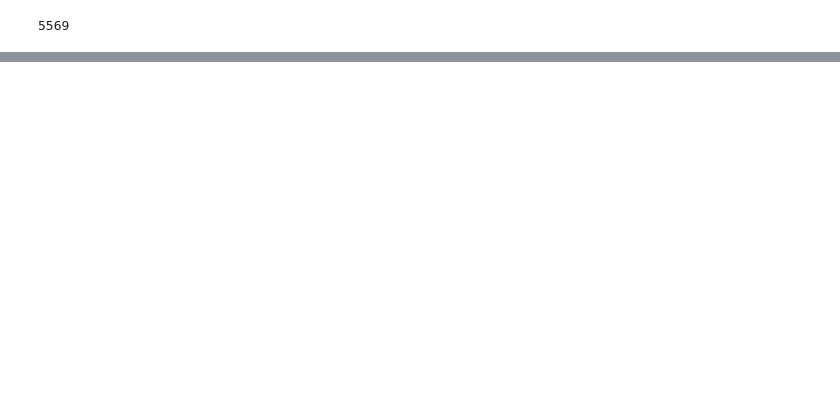
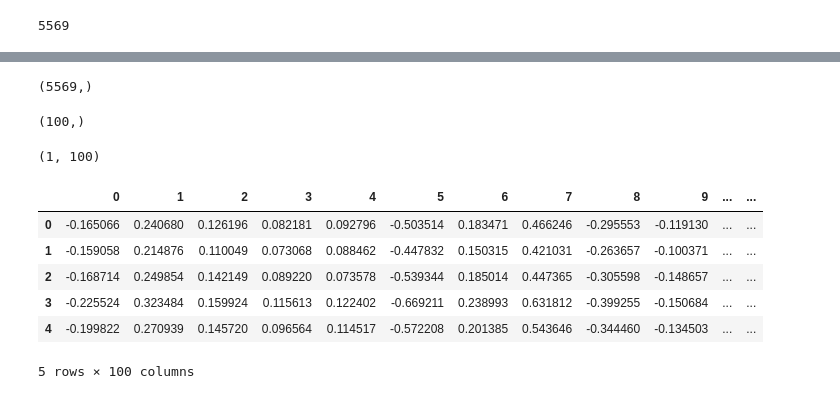
Before and after one commit to svgoudar/data_science_tutorial, a Jupyter notebook: NLP/Practicals/13b.Spam_Ham_Projects_Using_Word2vec,AvgWord2vec.ipynb, the cells around one changed output, grey strips where cells are left out. Saved outputs shown, nothing was run; the diff lists cells and outputs as text; code cells hidden in the pictures; blank space fills up the shorter version.

```diff
--- a/NLP/Practicals/13b.Spam_Ham_Projects_Using_Word2vec,AvgWord2vec.ipynb
+++ b/NLP/Practicals/13b.Spam_Ham_Projects_Using_Word2vec,AvgWord2vec.ipynb
@@ -268,0 +331,12 @@ ValueError: setting an array element with a sequence. The requested array has an
+# %%
+y.shape
+# %% [output]
+(5569,)
+# %%
+X[0].shape
+# %% [output]
+(100,)
+# %%
+X[0].reshape(1,-1).shape
+# %% [output]
+(1, 100)
@@ -268,0 +345,13 @@ ValueError: setting an array element with a sequence. The requested array has an
+# %%
+## this is the final independent features
+df=pd.concat([pd.DataFrame(X[i].reshape(1,-1)) for i in range(len(X))],ignore_index=True)
+# %%
+df.head()
+# %% [output]
+|  | 0 | 1 | 2 | 3 | 4 | 5 | 6 | 7 | 8 | 9 | ... | ... |
+| 0 | -0.165066 | 0.240680 | 0.126196 | 0.082181 | 0.092796 | -0.503514 | 0.183471 | 0.466246 | -0.295553 | -0.119130 | ... | ... |
+| 1 | -0.159058 | 0.214876 | 0.110049 | 0.073068 | 0.088462 | -0.447832 | 0.150315 | 0.421031 | -0.263657 | -0.100371 | ... | ... |
+| 2 | -0.168714 | 0.249854 | 0.142149 | 0.089220 | 0.073578 | -0.539344 | 0.185014 | 0.447365 | -0.305598 | -0.148657 | ... | ... |
+| 3 | -0.225524 | 0.323484 | 0.159924 | 0.115613 | 0.122402 | -0.669211 | 0.238993 | 0.631812 | -0.399255 | -0.150684 | ... | ... |
+| 4 | -0.199822 | 0.270939 | 0.145720 | 0.096564 | 0.114517 | -0.572208 | 0.201385 | 0.543646 | -0.344460 | -0.134503 | ... | ... |
+5 rows × 100 columns
```
Also changed, not shown: parts of 36 cells of this notebook.
